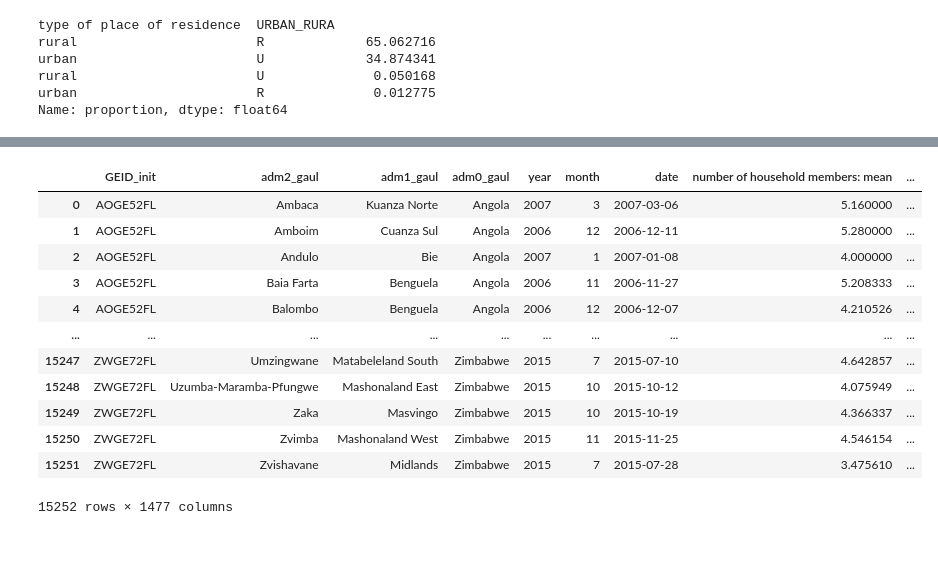
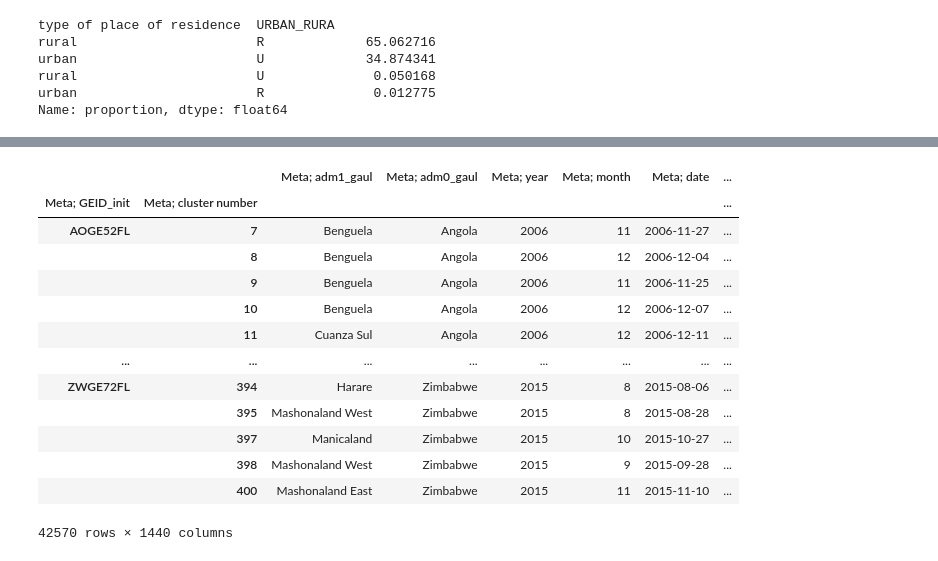
Before and after one commit to gheisenberg/FoodSecurity, a Jupyter notebook: DHS/DHS4_grouping.ipynb, the cells around one changed output, grey strips where cells are left out. Saved outputs shown, nothing was run; the diff lists cells and outputs as text; code cells hidden in the pictures.

```diff
--- a/DHS/DHS4_grouping.ipynb
+++ b/DHS/DHS4_grouping.ipynb
@@ -311,14 +372,26 @@ True True True
 # %%
-cols = ['GEID', 'adm2_gaul', 'adm1_gaul', 'adm0_gaul', 'year', 'month', 'household number', 'cluster number', 'date']
-if group_by_col in cols:
-    cols.remove(group_by_col)
+cols = ['GEID', 'adm2_gaul', 'adm1_gaul', 'adm0_gaul', 'year', 'month', 'household number', 'cluster number', 'date', 'URBAN_RURA']
+cols = ['Meta; ' + c for c in cols]
 
-numeric_df2 = pd.merge(meta_data_df[cols], numeric_df, on=['GEID', 'household number'])
-# categorical_df2 = pd.merge(meta_data_df[['GEID', 'household number']], categorical_df, on=['GEID', 'household number'])
-assert len(df) == len(numeric_df2) == len(meta_data_df)
+for c in group_by_cols:
+    if c in cols:
+        cols.remove(c)
+
+for col in meta_data_df.columns:
+    if ' applicable' in col or 'one-hot encoding' in col or 'frequency encoding' in col:
+        print(col)
+        cols.append(col)
+
+numeric_df2 = pd.merge(meta_data_df[cols], numeric_df, on=['Meta; GEID', 'Meta; household number'])
+
+#only working when not dropping due to urban/rural mode
+if urban_rural_all_mode == 'all':
+    assert len(df) == len(numeric_df2) == len(meta_data_df)
+
 for na, df in [('numeric', numeric_df2), ('cat', categorical_df)]:
     for col in df.columns:
         if '_x' in col:
             print(na, col)
+
 numeric_df2
 # %% [output]
@@ -337,0 +428,3 @@ numeric_df2
+# %%
+for col in numeric_df2:
+    print(col)
@@ -412,0 +601,3 @@ grouped_df
+# %%
+for col in numerical_grouped_df:
+    print(col)
@@ -447,19 +697,20 @@ categorical_grouped_df = grouped_df[[c for c in grouped_df.columns if c not in n
 # %%
 # merge both dfs
-grouped_df = pd.merge(numerical_grouped_df, categorical_grouped_df, on=['GEID_init', group_by_col], how='inner')
+grouped_df = pd.merge(numerical_grouped_df, categorical_grouped_df, on=group_by_cols, how='inner')
 grouped_df
 # %% [output]
-|  | GEID_init | adm2_gaul | adm1_gaul | adm0_gaul | year | month | date | number of household members: mean | ... |
-| 0 | AOGE52FL | Ambaca | Kuanza Norte | Angola | 2007 | 3 | 2007-03-06 | 5.160000 | ... |
-| 1 | AOGE52FL | Amboim | Cuanza Sul | Angola | 2006 | 12 | 2006-12-11 | 5.280000 | ... |
-| 2 | AOGE52FL | Andulo | Bie | Angola | 2007 | 1 | 2007-01-08 | 4.000000 | ... |
-| 3 | AOGE52FL | Baia Farta | Benguela | Angola | 2006 | 11 | 2006-11-27 | 5.208333 | ... |
-| 4 | AOGE52FL | Balombo | Benguela | Angola | 2006 | 12 | 2006-12-07 | 4.210526 | ... |
-| ... | ... | ... | ... | ... | ... | ... | ... | ... | ... |
-| 15247 | ZWGE72FL | Umzingwane | Matabeleland South | Zimbabwe | 2015 | 7 | 2015-07-10 | 4.642857 | ... |
-| 15248 | ZWGE72FL | Uzumba-Maramba-Pfungwe | Mashonaland East | Zimbabwe | 2015 | 10 | 2015-10-12 | 4.075949 | ... |
-| 15249 | ZWGE72FL | Zaka | Masvingo | Zimbabwe | 2015 | 10 | 2015-10-19 | 4.366337 | ... |
-| 15250 | ZWGE72FL | Zvimba | Mashonaland West | Zimbabwe | 2015 | 11 | 2015-11-25 | 4.546154 | ... |
-| 15251 | ZWGE72FL | Zvishavane | Midlands | Zimbabwe | 2015 | 7 | 2015-07-28 | 3.475610 | ... |
+|  |  | Meta; adm1_gaul | Meta; adm0_gaul | Meta; year | Meta; month | Meta; date | ... |
+| Meta; GEID_init | Meta; cluster number |  |  |  |  |  | ... |
+| AOGE52FL | 7 | Benguela | Angola | 2006 | 11 | 2006-11-27 | ... |
+|  | 8 | Benguela | Angola | 2006 | 12 | 2006-12-04 | ... |
+|  | 9 | Benguela | Angola | 2006 | 11 | 2006-11-25 | ... |
+|  | 10 | Benguela | Angola | 2006 | 12 | 2006-12-07 | ... |
+|  | 11 | Cuanza Sul | Angola | 2006 | 12 | 2006-12-11 | ... |
+| ... | ... | ... | ... | ... | ... | ... | ... |
+| ZWGE72FL | 394 | Harare | Zimbabwe | 2015 | 8 | 2015-08-06 | ... |
+|  | 395 | Mashonaland West | Zimbabwe | 2015 | 8 | 2015-08-28 | ... |
+|  | 397 | Manicaland | Zimbabwe | 2015 | 10 | 2015-10-27 | ... |
+|  | 398 | Mashonaland West | Zimbabwe | 2015 | 9 | 2015-09-28 | ... |
+|  | 400 | Mashonaland East | Zimbabwe | 2015 | 11 | 2015-11-10 | ... |
-15252 rows × 1477 columns
+42570 rows × 1440 columns
 # %%
```
Also changed, not shown: parts of 18 cells of this notebook, 6 other files.
